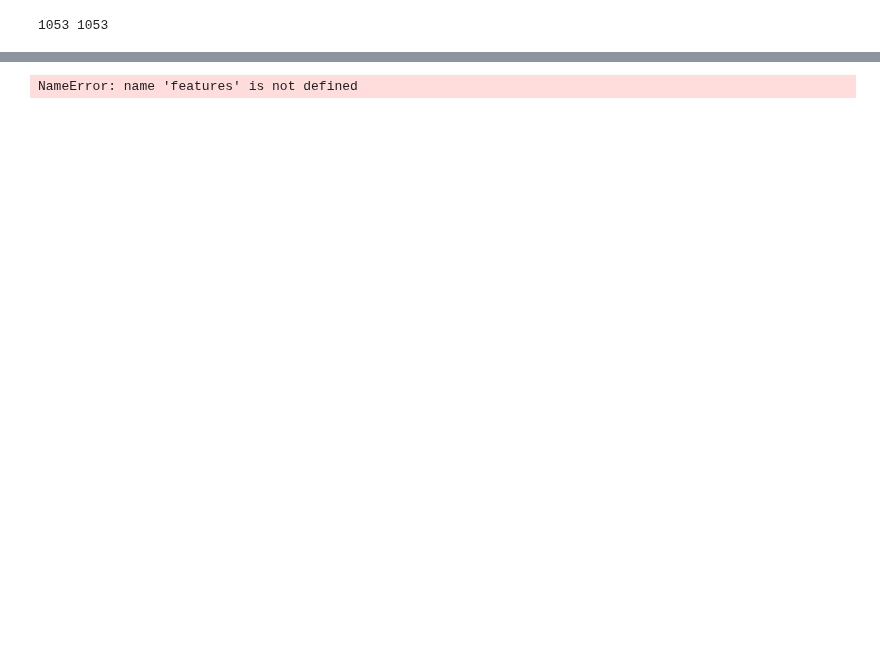
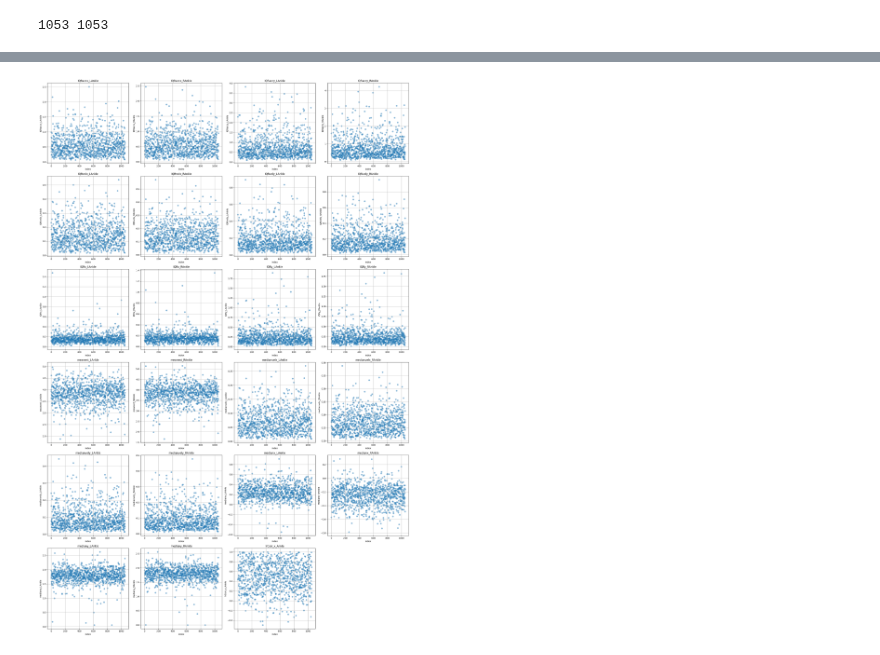
Before and after one commit to quietscientist/gma_score_prediction_from_video, a Jupyter notebook: 1_ProcessDetections.ipynb, the cells around one changed output, grey strips where cells are left out. Cells and saved outputs as stored; diff of their text form; code cells hidden in the pictures; blank space fills up the shorter version.

```diff
--- a/1_ProcessDetections.ipynb
+++ b/1_ProcessDetections.ipynb
@@ -663,7 +643,7 @@ with Pool(processes=24) as pool:
 with Pool(processes=24) as pool:
     pool.map(process_adf_file, adf_paths)
 # %%
-df = pd.read_csv('/workspaces/gma_score_prediction_from_video/pose_estimates/gma_score_prediction_pose_estimates/xy_features/windows/13_features_windows_xy.csv')
+df = pd.read_csv('/workspaces/gma_score_prediction_from_video/pose_estimates/gma_score_prediction_pose_estimates/xy_features/windows/1000_features_windows_xy.csv')
 
 # Retain only columns with specified keywords
 keywords = ['wrist', 'ankle', 'elbow', 'knee']
@@ -673,6 +653,8 @@ filtered_columns = [col for col in df.columns if any(keyword in col.lower() for
 df_filtered = df[filtered_columns]
 
 # If you want to keep 'video' and 'frame' columns, include them explicitly
+
 df_filtered = df[['video', 'frame'] + filtered_columns]
+#df_filtered = df[['video'] + filtered_columns]
 
 df_filtered.head()
@@ -690,7 +664,7 @@ df = df_filtered
 exclude_columns = ['video','frame']
 columns_to_plot = [col for col in df.columns if col not in exclude_columns]
 
-bp = 'elbow'
+bp = 'ankle'
 columns = [col for col in columns_to_plot if bp in col.lower()]
 
 # Create scatterplots
@@ -747,0 +721,3 @@ features = pd.merge(features_xy, features_angle, on='video', how='inner')
+# %%
+features = pd.merge(features_xy, features_angle, on='video', how='inner')
+features.head()
@@ -748,3 +732,38 @@ features = pd.merge(features_xy, features_angle, on='video', how='inner')
+# %%
+exclude_columns = ['video']
+columns_to_plot = [col for col in features.columns if col not in exclude_columns]
+
+bp = 'ankle'
+columns = [col for col in columns_to_plot if bp in col.lower()]
+
+# Create scatterplots
+# Number of subplots
+n_cols = 4  # Number of columns in the grid
+n_rows = -(-len(columns) // n_cols)  # Ceiling division for the number of rows
+
+# Create a figure and subplots
+fig, axes = plt.subplots(n_rows, n_cols, figsize=(6*n_cols, 6 * n_rows), sharex=False, sharey=False)
+
+# Flatten axes for easy iteration (if there's only one row, make sure it's iterable)
+axes = axes.flatten()
+
+# Plot each column in its subplot
+for i, column in enumerate(columns):
+    axes[i].scatter(features.index, features[column], alpha=0.5, label=column)
+    axes[i].set_title(f'{column}')
+    axes[i].set_xlabel('index')
+    axes[i].set_ylabel(column)
+    axes[i].grid(True)
+
+# Remove empty subplots if there are any
+for j in range(len(columns), len(axes)):
+    fig.delaxes(axes[j])
+
+# Adjust layout
+plt.tight_layout()
+plt.show()
+# %% [output]
+[figure, added]
 # %%
 os.makedirs(f'{pose_estimate_path}/window_features', exist_ok=True)
 
@@ -759,7 +778,6 @@ for csv in os.listdir(f'{pose_estimate_path}/xy_features/windows'):
     del xy, ang, features
 # %%
 # Split features based on video file naming convention
-
 if dataset == 'Youtube':
     features['infant'] = features['video'].str.split('_').str.get(1).str[-3:]
     features['session'] = features['video'].str.split('_').str.get(1).str[0]
@@ -777,6 +795,4 @@ elif dataset == 'gma_score_prediction':
 
 if SAVE:
     features.to_csv(f'{pose_estimate_path}/features.csv', header=True, index=False)
-# %% [output]
-NameError: name 'features' is not defined
 # %%
```
Also changed, not shown: parts of 11 cells of this notebook.
